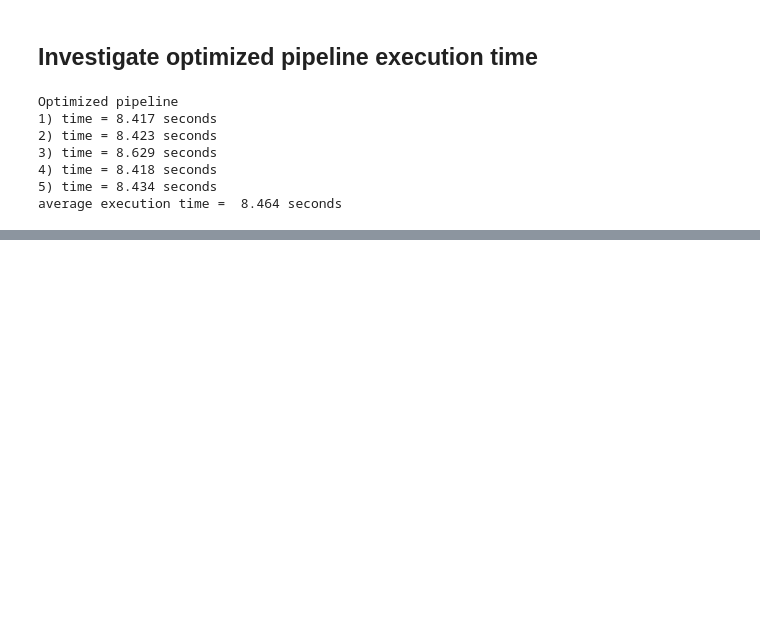
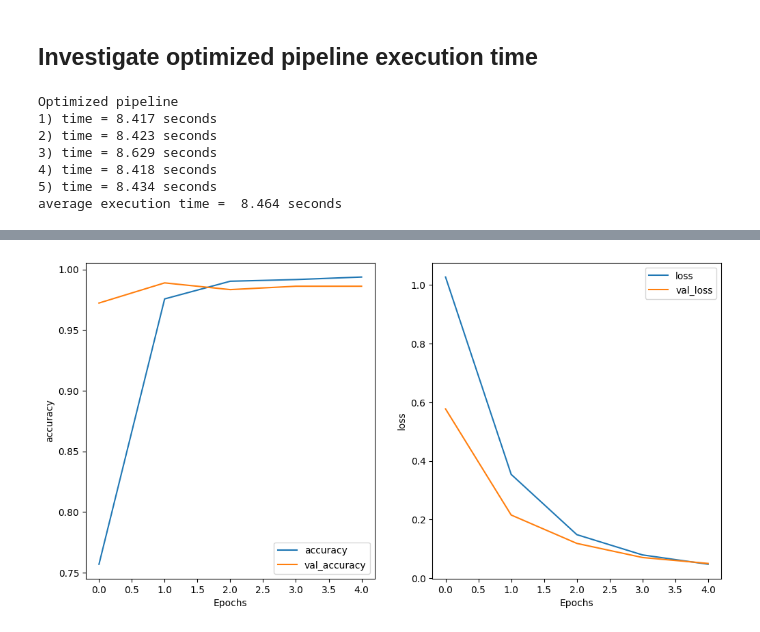
Before and after one commit to Mykhailo20/DS_Bootcamp_2023, a Jupyter notebook: Homework_7/JN_optimize_algorithm.ipynb, the cells around one changed output, grey strips where cells are left out. Saved outputs shown, nothing was run; the diff lists cells and outputs as text; code cells hidden in the pictures; blank space fills up the shorter version.

Commit message:
Homework_7: Try to train a neural network model on your data to check the correctness of the algorithm

```diff
--- a/Homework_7/JN_optimize_algorithm.ipynb
+++ b/Homework_7/JN_optimize_algorithm.ipynb
@@ -428,0 +406,24 @@ average execution time =  8.464 seconds
+# %%
+experiments_number = 5
+
+accuracy_list = []
+
+for i in range(experiments_number):
+    model = tf.keras.models.Sequential()
+    model.add(tf.keras.layers.Dense(60, activation='relu', input_shape=(len(X_train[0]), )))
+    model.add(tf.keras.layers.Dense(30, activation='relu'))
+    model.add(tf.keras.layers.Dense(15, activation='sigmoid'))
+    model.add(tf.keras.layers.Dense(5, activation='softmax'))
+
+    # compile the keras model
+    model.compile(loss='categorical_crossentropy', optimizer=tf.keras.optimizers.RMSprop(), metrics=['accuracy'])
+
+    history = model.fit(X_train, y_train, epochs=5, verbose=0, batch_size=10, validation_data=(X_valid, y_valid))
+
+    # evaluate the keras model
+    loss, accuracy = model.evaluate(X_test, y_test)
+
+    accuracy_list.append(accuracy)
+    print(f'Accuracy: {accuracy*100:.3f}')
+
+print(f'\nAverage accuracy = {np.mean(accuracy_list)*100:.3f}')
@@ -428,0 +443,4 @@ average execution time =  8.464 seconds
+# %%
+plot_graphs(history=history, strings=['accuracy', 'loss'])
+# %% [output]
+[figure, added]
```
Also changed, not shown: parts of 13 cells of this notebook.
